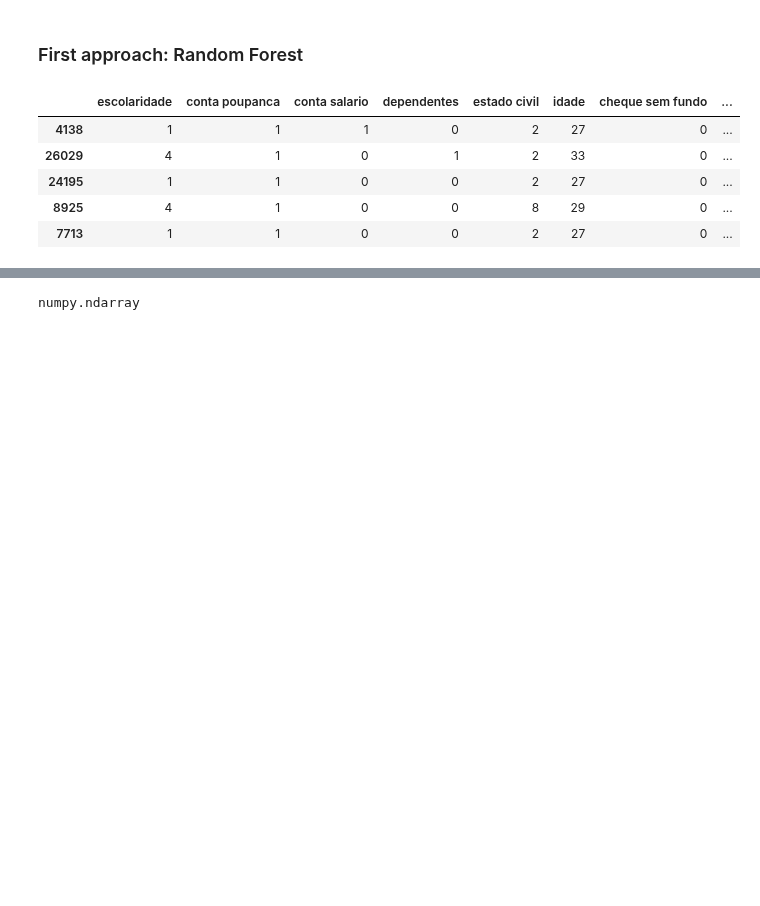
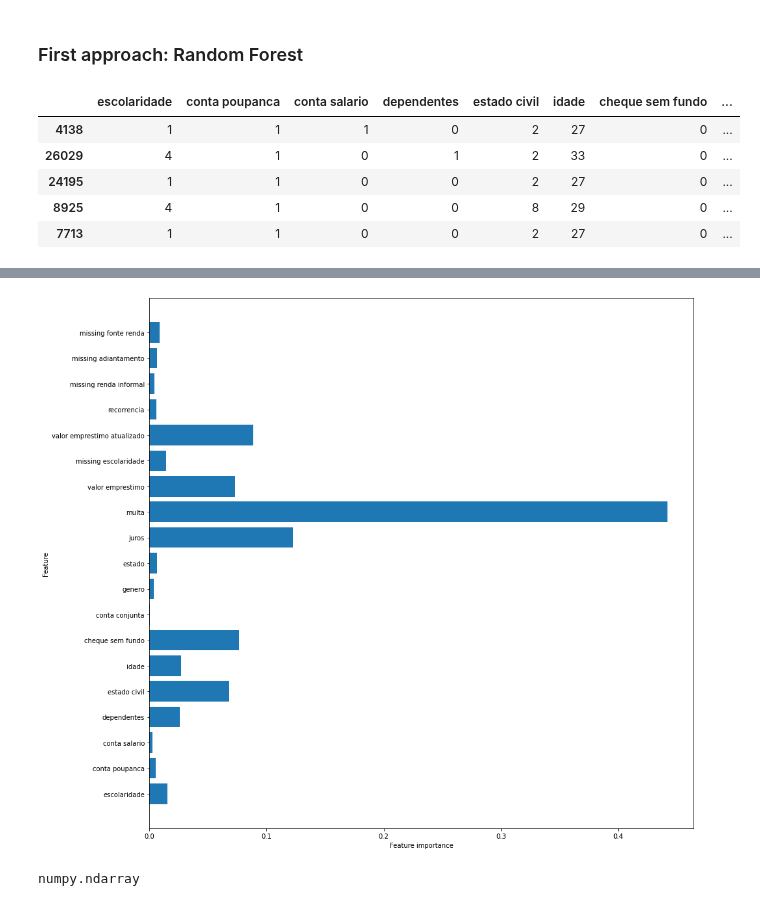
Before and after one commit to jvitorcosta/loan-EDA-python, a Jupyter notebook: loan_case.ipynb, the cells around one changed output, grey strips where cells are left out. Drawn from its saved outputs; the diff is of its cells as text; code cells hidden in the pictures; blank space fills up the shorter version.

```diff
--- a/loan_case.ipynb
+++ b/loan_case.ipynb
@@ -1050,8 +1059,8 @@ Index(['escolaridade', 'renda mensal informal', 'dependentes', 'estado civil',
       dtype='object')
 # %%
-features_escolhidas = ['escolaridade','conta poupanca','conta salario','dependentes','estado civil','idade','cheque sem fundo','conta conjunta','valor emprestimo atualizado','genero','estado','recorrencia','missing renda informal','missing adiantamento','missing fonte renda']
+features_escolhidas = ['escolaridade','conta poupanca','conta salario','dependentes','estado civil','idade','cheque sem fundo','conta conjunta','genero','estado','juros','multa','valor emprestimo','missing escolaridade','valor emprestimo atualizado','recorrencia','missing renda informal','missing adiantamento','missing fonte renda']
 alvo = "pago"
-#features_opcionais = ['genero','estado','juros','multa','valor emprestimo']
+#features_opcionais = ['genero','estado','juros','multa','valor emprestimo',"missing_escolaridade"]
 #features_descartadas = missing_colunas
 # %% [markdown]
 ## Modelos
@@ -1065,6 +1074,14 @@ from sklearn.neighbors import KNeighborsClassifier
 from sklearn.pipeline import make_pipeline
 from sklearn.model_selection import GridSearchCV, RandomizedSearchCV
 import joblib
+# %%
+def plot_feature_importance(model):
+    n_features = X_train.shape[1]
+    plt.figure(figsize=(15,15))
+    plt.barh(range(n_features), model.feature_importances_, align='center')
+    plt.yticks(np.arange(n_features), X.columns)
+    plt.xlabel("Feature importance")
+    plt.ylabel("Feature")
 # %%
 df_modelo = dataset[features_escolhidas].copy()
 y = dataset[alvo]
@@ -1115,3 +1132,7 @@ weighted avg       0.83      0.84      0.81      7945
+# %%
+plot_feature_importance(modelo_floresta)
+# %% [output]
+[figure, added]
 # %%
 type(y_predict)
 # %% [output]
```
Also changed, not shown: parts of 35 cells of this notebook, 1 other file.
